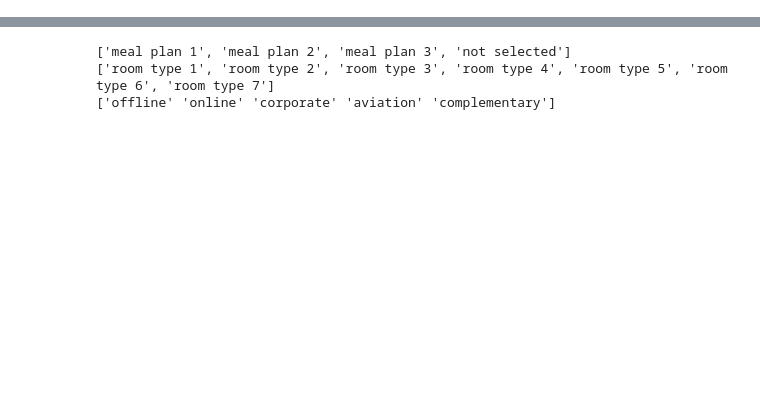
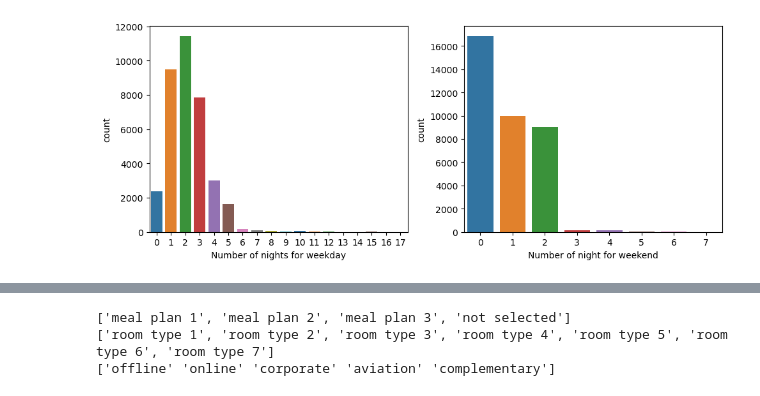
Before and after one commit to Jasonchew12/AI-Aassignment-, a Jupyter notebook: Assignment.ipynb, the cells around one changed output, grey strips where cells are left out. Cells and saved outputs as stored; diff of their text form; code cells hidden in the pictures; blank space fills up the shorter version.

```diff
--- a/Assignment.ipynb
+++ b/Assignment.ipynb
@@ -19,0 +120,16 @@ df.head()
+# %%
+plt.figure(figsize = (10,15))
+
+
+plt.subplot(4,2,1)
+sns.countplot(data=df, x='no_of_week_nights' , hue='no_of_week_nights', palette='tab10', legend=False)
+plt.xlabel('Number of nights for weekday')
+
+plt.subplot(4,2,2)
+sns.countplot(data=df, x='no_of_weekend_nights' , hue='no_of_weekend_nights', palette='tab10', legend=False)
+plt.xlabel('Number of night for weekend')
+
+plt.tight_layout()
+plt.show()
+# %% [output]
+[figure, added]
```
Also changed, not shown: parts of 26 cells of this notebook.
